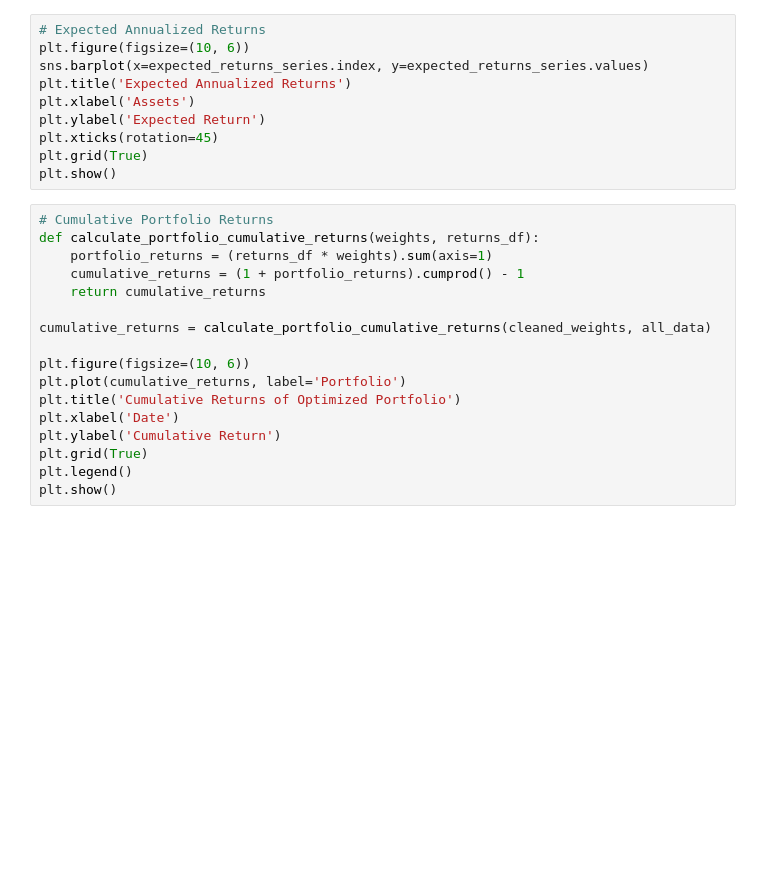
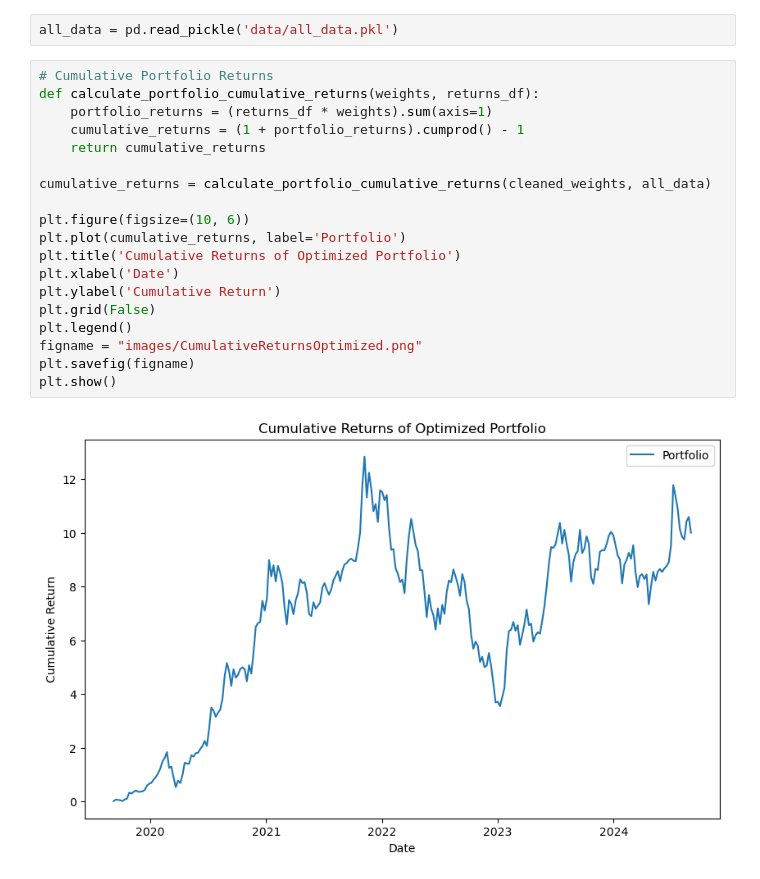
Before and after one commit to Meeghell/Portfolio-Optimizer-2.0, a Jupyter notebook: Visualizations.ipynb, the cells around one changed output. Drawn from its saved outputs; the diff is of its cells as text; blank space fills up the shorter version.

```diff
--- a/Visualizations.ipynb
+++ b/Visualizations.ipynb
@@ -245,30 +38,26 @@ plt.show()
-# %%
-# Expected Annualized Returns
-plt.figure(figsize=(10, 6))
-sns.barplot(x=expected_returns_series.index, y=expected_returns_series.values)
-plt.title('Expected Annualized Returns')
-plt.xlabel('Assets')
-plt.ylabel('Expected Return')
-plt.xticks(rotation=45)
-plt.grid(True)
-plt.show()
+# %%
+all_data = pd.read_pickle('data/all_data.pkl')
 # %%
 # Cumulative Portfolio Returns
 def calculate_portfolio_cumulative_returns(weights, returns_df):
     portfolio_returns = (returns_df * weights).sum(axis=1)
     cumulative_returns = (1 + portfolio_returns).cumprod() - 1
     return cumulative_returns
 
 cumulative_returns = calculate_portfolio_cumulative_returns(cleaned_weights, all_data)
 
 plt.figure(figsize=(10, 6))
 plt.plot(cumulative_returns, label='Portfolio')
 plt.title('Cumulative Returns of Optimized Portfolio')
 plt.xlabel('Date')
 plt.ylabel('Cumulative Return')
-plt.grid(True)
+plt.grid(False)
 plt.legend()
+figname = "images/CumulativeReturnsOptimized.png"
+plt.savefig(figname)
 plt.show()
+# %% [output]
+[figure, added]
 # %%
 # Covariance Matrix
 cov_matrix = risk_models.risk_matrix(all_data, returns_data=True, method='ledoit_wolf')
```
Also changed, not shown: parts of 20 cells of this notebook, 34 other files.
